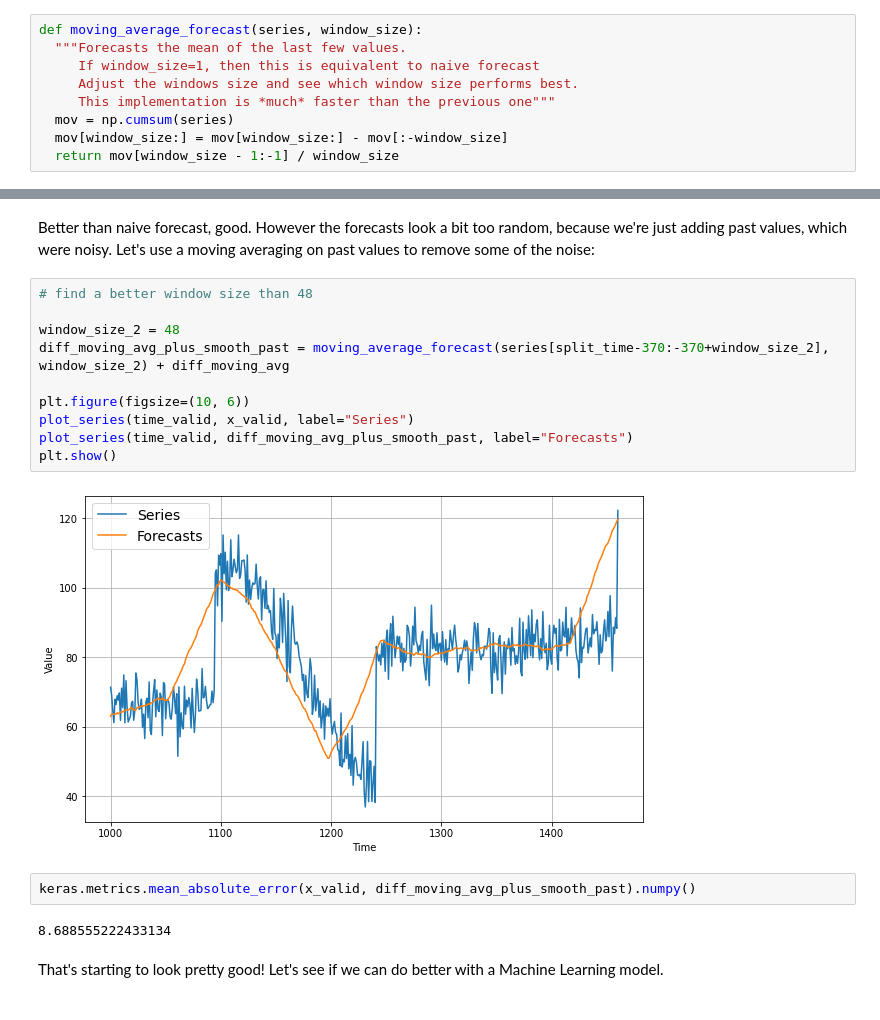
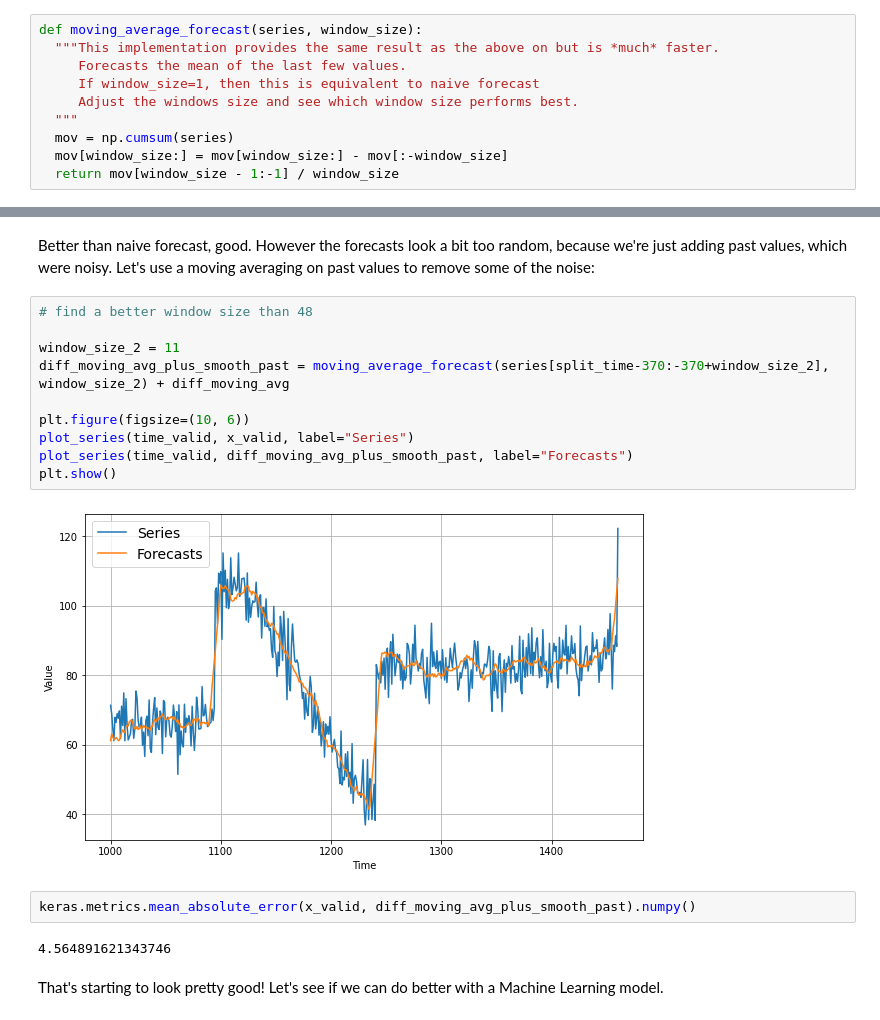
Before and after one commit to Sciform/sciform-hwz-ai-in-controlling, a Jupyter notebook: ts_03_moving_average.ipynb, the cells around one changed output, grey strips where cells are left out. Saved outputs shown, nothing was run; the diff lists cells and outputs as text.

```diff
--- a/ts_03_moving_average.ipynb
+++ b/ts_03_moving_average.ipynb
@@ -106,10 +114,11 @@ def moving_average_forecast(series, window_size):
   return np.array(forecast)
 # %%
 def moving_average_forecast(series, window_size):
-  """Forecasts the mean of the last few values.
+  """This implementation provides the same result as the above on but is *much* faster.
+     Forecasts the mean of the last few values.
      If window_size=1, then this is equivalent to naive forecast
      Adjust the windows size and see which window size performs best.
-     This implementation is *much* faster than the previous one"""
+  """
   mov = np.cumsum(series)
   mov[window_size:] = mov[window_size:] - mov[:-window_size]
   return mov[window_size - 1:-1] / window_size
@@ -178,19 +191,19 @@ Better than naive forecast, good. However the forecasts look a bit too random, b
 # %%
 # find a better window size than 48
 
-window_size_2 = 48
+window_size_2 = 11
 diff_moving_avg_plus_smooth_past = moving_average_forecast(series[split_time-370:-370+window_size_2], window_size_2) + diff_moving_avg
 
 plt.figure(figsize=(10, 6))
 plot_series(time_valid, x_valid, label="Series")
 plot_series(time_valid, diff_moving_avg_plus_smooth_past, label="Forecasts")
 plt.show()
 # %% [output]
-[figure, old version]
+[figure, new version]
 # %%
 keras.metrics.mean_absolute_error(x_valid, diff_moving_avg_plus_smooth_past).numpy()
 # %% [output]
-8.688555222433134
+4.564891621343746
 # %% [markdown]
 That's starting to look pretty good! Let's see if we can do better with a Machine Learning model.
 # %%
```
Also changed, not shown: parts of 16 cells of this notebook.
